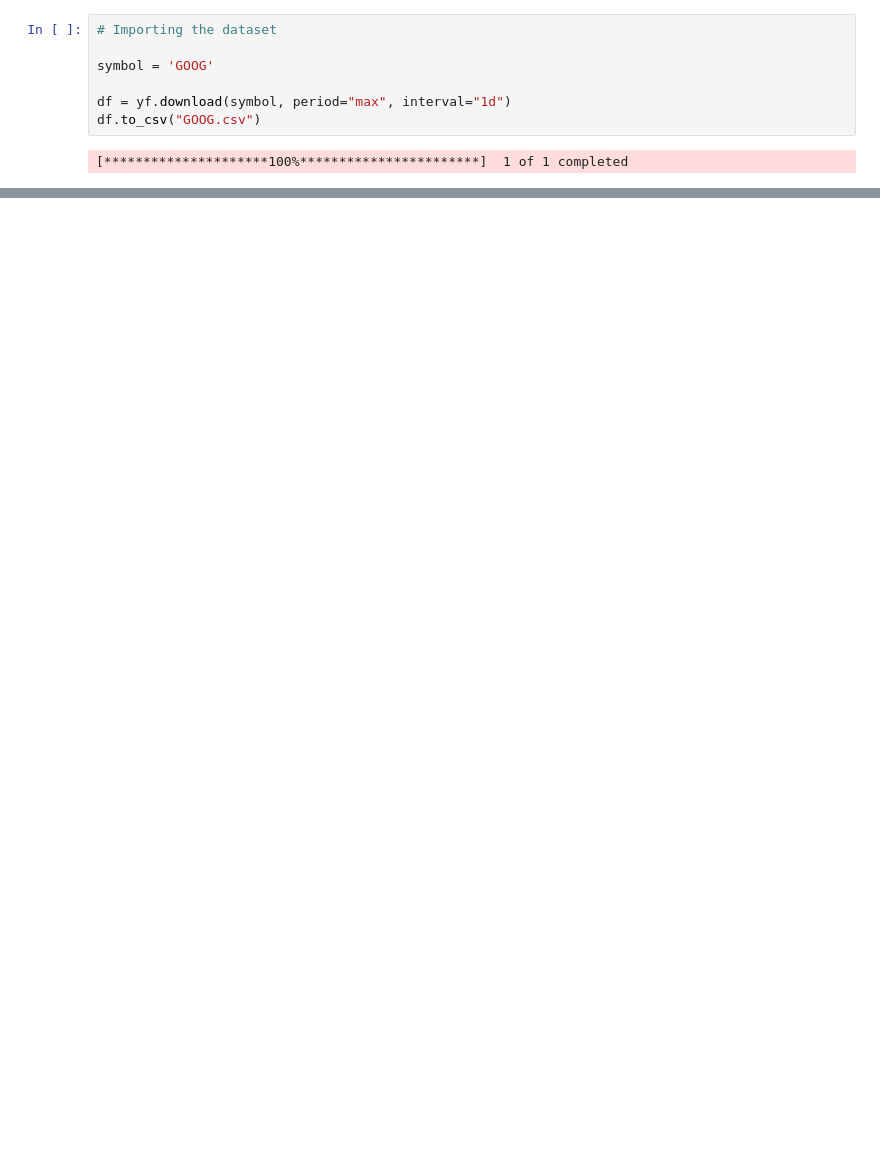
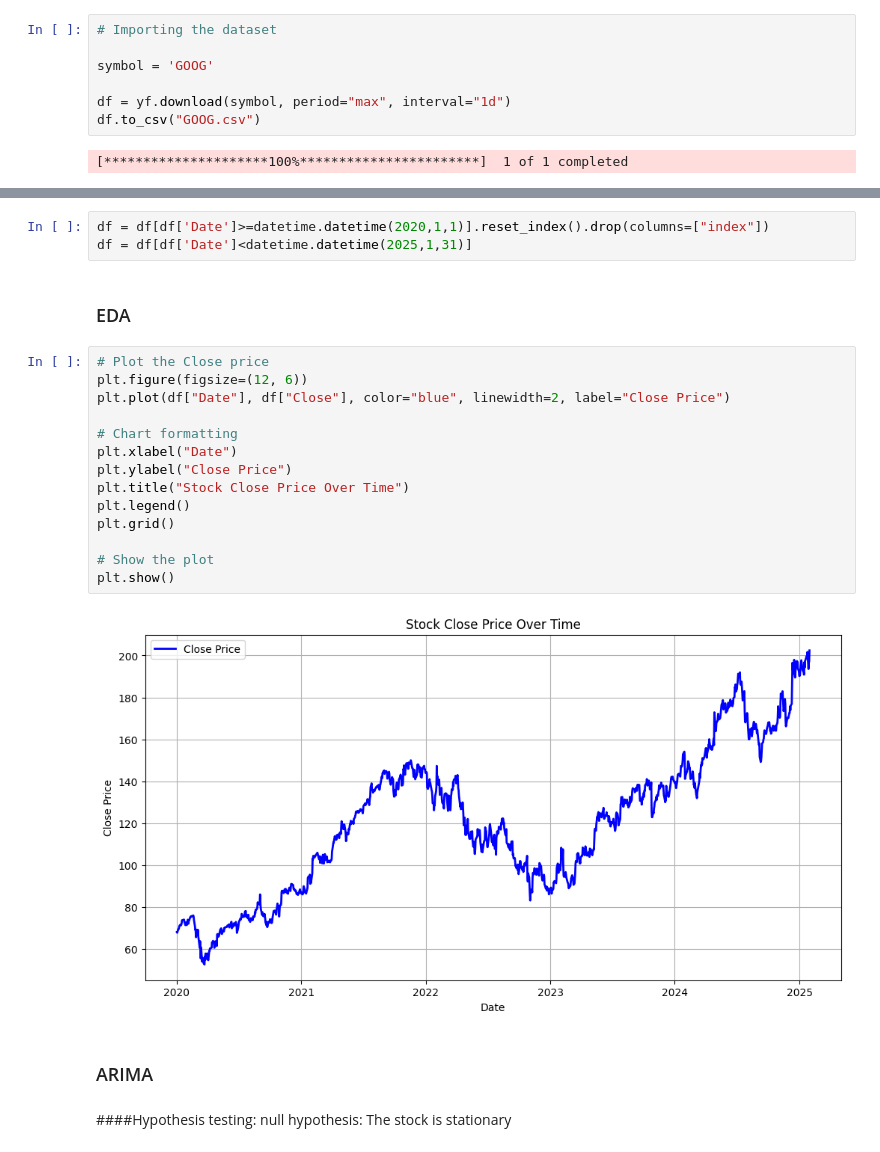
Before and after one commit to KarthikeyanBaskaran/StockPrediction, a Jupyter notebook: Capstone_Microsoft.ipynb, the cells around one changed output, grey strips where cells are left out. Drawn from its saved outputs; the diff is of its cells as text; blank space fills up the shorter version.

Commit message:
Building Arima model

```diff
--- a/Capstone_Microsoft.ipynb
+++ b/Capstone_Microsoft.ipynb
@@ -45,3 +65,29 @@ Data columns (total 6 columns):
  5   Volume  5186 non-null   int64
 dtypes: datetime64[ns](1), float64(4), int64(1)
 memory usage: 243.2 KB
+# %%
+df = df[df['Date']>=datetime.datetime(2020,1,1)].reset_index().drop(columns=["index"])
+df = df[df['Date']<datetime.datetime(2025,1,31)]
+# %% [markdown]
+### EDA
+# %%
+# Plot the Close price
+plt.figure(figsize=(12, 6))
+plt.plot(df["Date"], df["Close"], color="blue", linewidth=2, label="Close Price")
+
+# Chart formatting
+plt.xlabel("Date")
+plt.ylabel("Close Price")
+plt.title("Stock Close Price Over Time")
+plt.legend()
+plt.grid()
+
+# Show the plot
+plt.show()
+# %% [output]
+[figure, added]
+# %% [markdown]
+### ARIMA
+# %% [markdown]
+####Hypothesis testing:
+null hypothesis: The stock is stationary
```
Also changed, not shown: parts of 31 cells of this notebook.
